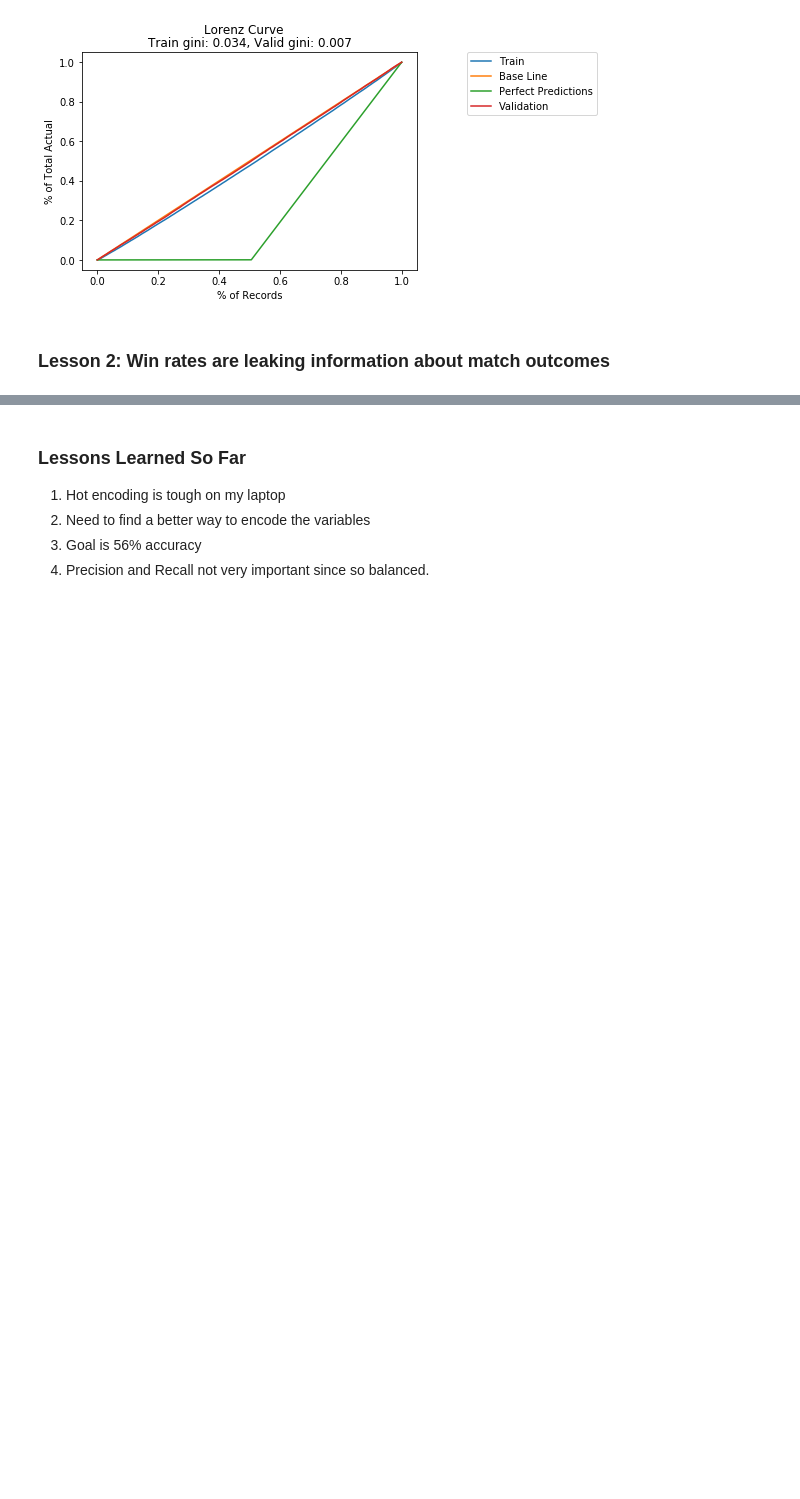
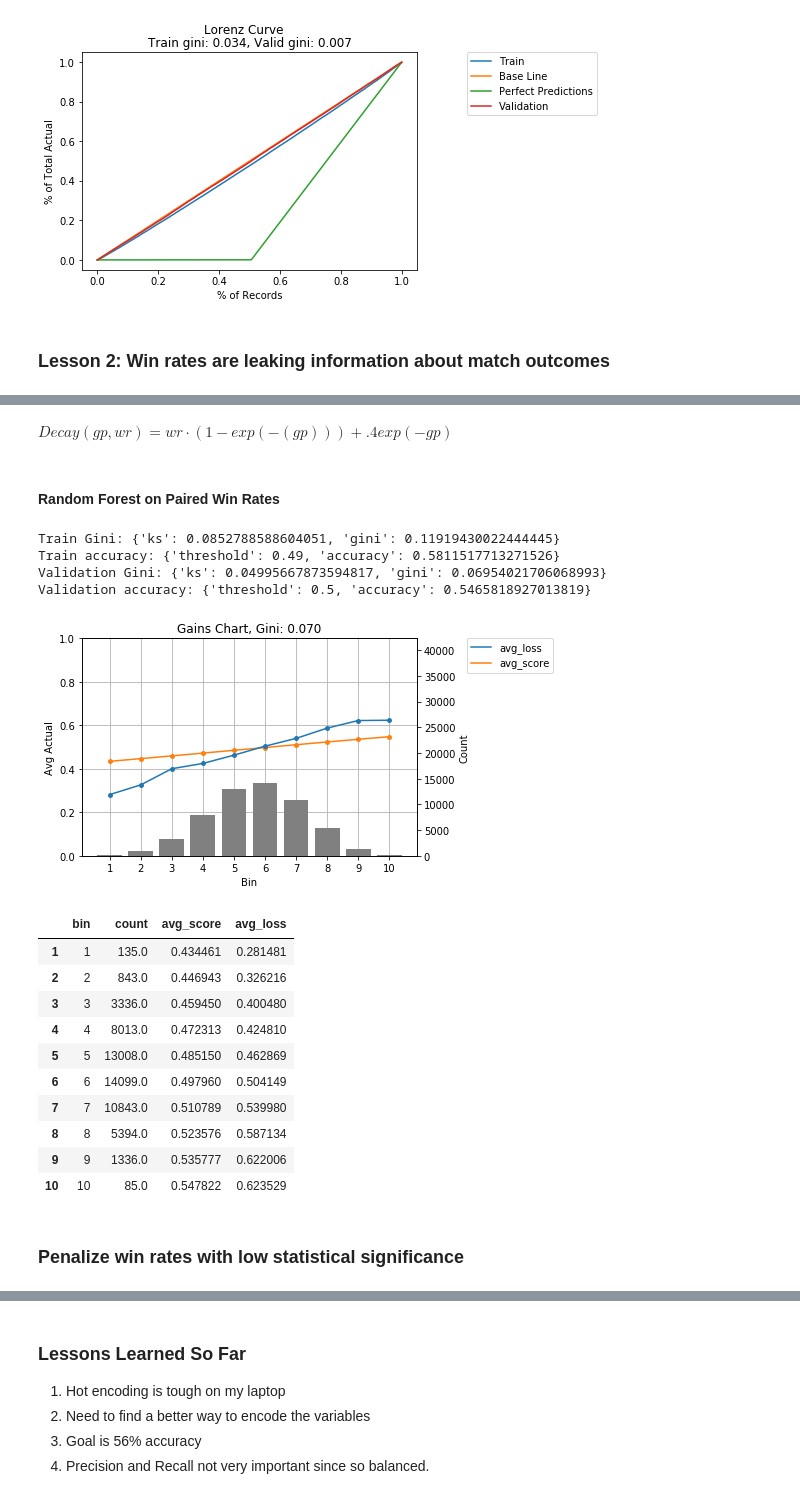
Before and after one commit to bushal01/league-ml2, a Jupyter notebook: notebooks/presentation.ipynb, the cells around one changed output, grey strips where cells are left out. Saved outputs shown, nothing was run; the diff lists cells and outputs as text; code cells hidden in the pictures; blank space fills up the shorter version.

```diff
--- a/notebooks/presentation.ipynb
+++ b/notebooks/presentation.ipynb
@@ -182,2 +185,4 @@ mpf.lorenz_curve(train_wr['team_100_win'], train_pred, valid_wr['team_100_win'],
 # %%
 # Paired win rates with GBM
+paired_wr_cols = dc.get_lane_pair_cols()
+display(train[sorted(paired_wr_cols)].head())
@@ -187,0 +196,43 @@ mpf.lorenz_curve(train_wr['team_100_win'], train_pred, valid_wr['team_100_win'],
+# %% [markdown]
+$Decay(gp, wr) = wr \cdot (1 - exp(-(gp))) + .4 exp(-gp)$
+# %% [markdown]
+#### Random Forest on Paired Win Rates
+# %%
+train_paired_wr = train[paired_wr_cols + ['team_100_win']]
+valid_paired_wr = valid[paired_wr_cols + ['team_100_win']]
+
+rf_params = { 'max_features': 'sqrt',
+              'n_estimators': 300,
+              'min_samples_split': 1000,
+              'min_samples_leaf': 500,
+              'max_depth': 3,
+              'random_state': 414}
+rf_model = sklearn.ensemble.RandomForestRegressor(**rf_params)
+rf_model_fit = rf_model.fit(train_paired_wr.drop(['team_100_win'], axis=1), train_paired_wr['team_100_win'])
+# %%
+train_pred_rf = rf_model_fit.predict(train_paired_wr.drop(['team_100_win'], axis=1))
+valid_pred_rf = rf_model_fit.predict(valid_paired_wr.drop(['team_100_win'], axis=1))
+print("Train Gini: " + str(mpf.ks_gini(train_paired_wr['team_100_win'], train_pred_rf)))
+print("Train accuracy: " + str(mpf.best_threshold(train_paired_wr['team_100_win'], train_pred_rf)))
+print("Validation Gini: " + str(mpf.ks_gini(valid_paired_wr['team_100_win'], valid_pred_rf)))
+print("Validation accuracy: " + str(mpf.best_threshold(valid_paired_wr['team_100_win'], valid_pred_rf)))
+mpf.gains_chart(valid_paired_wr['team_100_win'], valid_pred_rf)
+# %% [output]
+Train Gini: {'ks': 0.0852788588604051, 'gini': 0.11919430022444445}
+Train accuracy: {'threshold': 0.49, 'accuracy': 0.5811517713271526}
+Validation Gini: {'ks': 0.04995667873594817, 'gini': 0.06954021706068993}
+Validation accuracy: {'threshold': 0.5, 'accuracy': 0.5465818927013819}
+[figure, added]
+|  | bin | count | avg_score | avg_loss |
+| 1 | 1 | 135.0 | 0.434461 | 0.281481 |
+| 2 | 2 | 843.0 | 0.446943 | 0.326216 |
+| 3 | 3 | 3336.0 | 0.459450 | 0.400480 |
+| 4 | 4 | 8013.0 | 0.472313 | 0.424810 |
+| 5 | 5 | 13008.0 | 0.485150 | 0.462869 |
+| 6 | 6 | 14099.0 | 0.497960 | 0.504149 |
+| 7 | 7 | 10843.0 | 0.510789 | 0.539980 |
+| 8 | 8 | 5394.0 | 0.523576 | 0.587134 |
+| 9 | 9 | 1336.0 | 0.535777 | 0.622006 |
+| 10 | 10 | 85.0 | 0.547822 | 0.623529 |
+# %% [markdown]
+### Penalize win rates with low statistical significance
```
Also changed, not shown: parts of 33 cells of this notebook, 5 other files.
